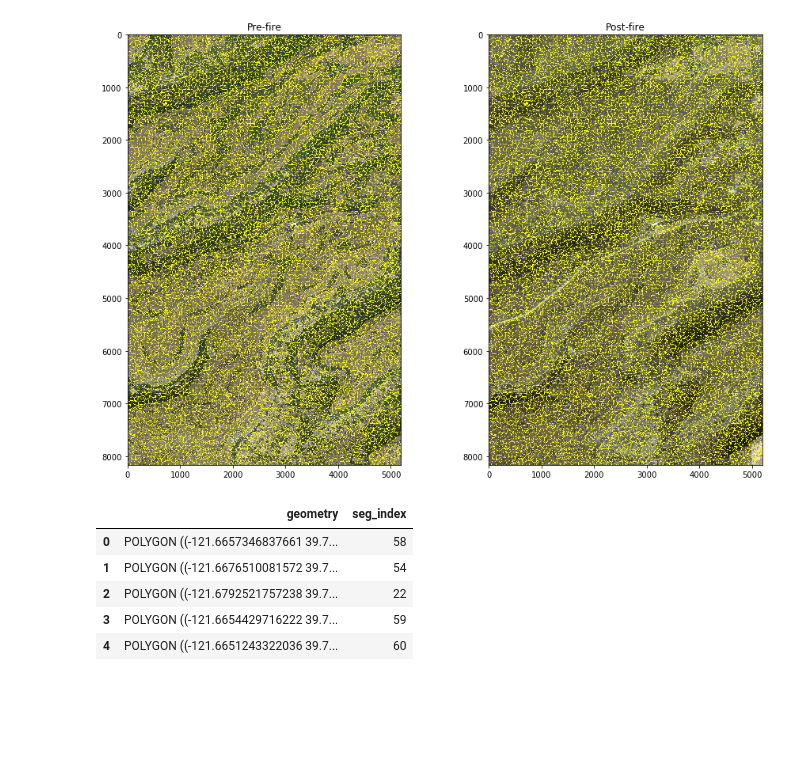
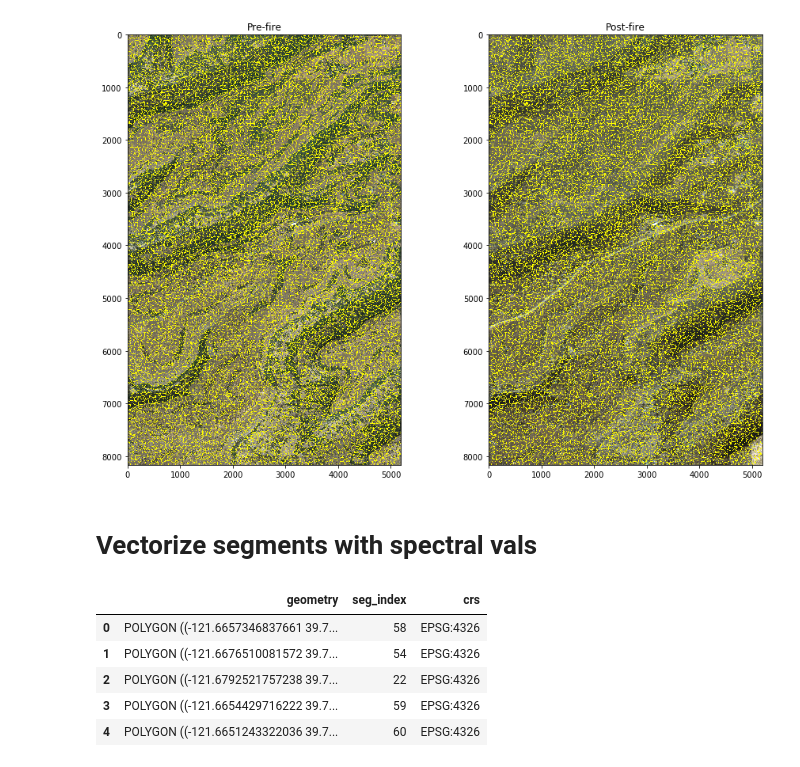
Before and after one commit to aalten77/wildfireassessment, a Jupyter notebook: WildFireDamageAssessment.ipynb, the cells around one changed output. Cells and saved outputs as stored; diff of their text form; code cells hidden in the pictures; blank space fills up the shorter version.

Commit message:
updated with clip, segmentation, vectorization, and feature extraction

```diff
--- a/WildFireDamageAssessment.ipynb
+++ b/WildFireDamageAssessment.ipynb
@@ -148,22 +199,25 @@ ax2.set_title("Post-fire")
 plt.show()
 # %% [output]
 [figure]
+# %% [markdown]
+# Vectorize segments with spectral vals
 # %%
 import shapely
 from shapely.wkt import loads
 from shapely.geometry import Polygon, mapping, shape, MultiPolygon, box
 from rasterio import features
 import geopandas as gpd
 import pandas as pd
 
 shapes_list = [{'seg_index': int(v), 'geometry': loads(shape(g).wkt)} for g, v in features.shapes(segments_slic.astype(np.uint16), mask=None, transform=out_img_transform)]
 gdf = gpd.GeoDataFrame(shapes_list)
 gdf.crs = {'init': 'EPSG:4326'}
+gdf.insert(2, 'crs', str(raster_src_post.crs))
 gdf.head()
 # %% [output]
-|  | geometry | seg_index |
-| 0 | POLYGON ((-121.6657346837661 39.7... | 58 |
-| 1 | POLYGON ((-121.6676510081572 39.7... | 54 |
-| 2 | POLYGON ((-121.6792521757238 39.7... | 22 |
-| 3 | POLYGON ((-121.6654429716222 39.7... | 59 |
-| 4 | POLYGON ((-121.6651243322036 39.7... | 60 |
+|  | geometry | seg_index | crs |
+| 0 | POLYGON ((-121.6657346837661 39.7... | 58 | EPSG:4326 |
+| 1 | POLYGON ((-121.6676510081572 39.7... | 54 | EPSG:4326 |
+| 2 | POLYGON ((-121.6792521757238 39.7... | 22 | EPSG:4326 |
+| 3 | POLYGON ((-121.6654429716222 39.7... | 59 | EPSG:4326 |
+| 4 | POLYGON ((-121.6651243322036 39.7... | 60 | EPSG:4326 |
```
Also changed, not shown: parts of 44 cells of this notebook, 1 other file.
